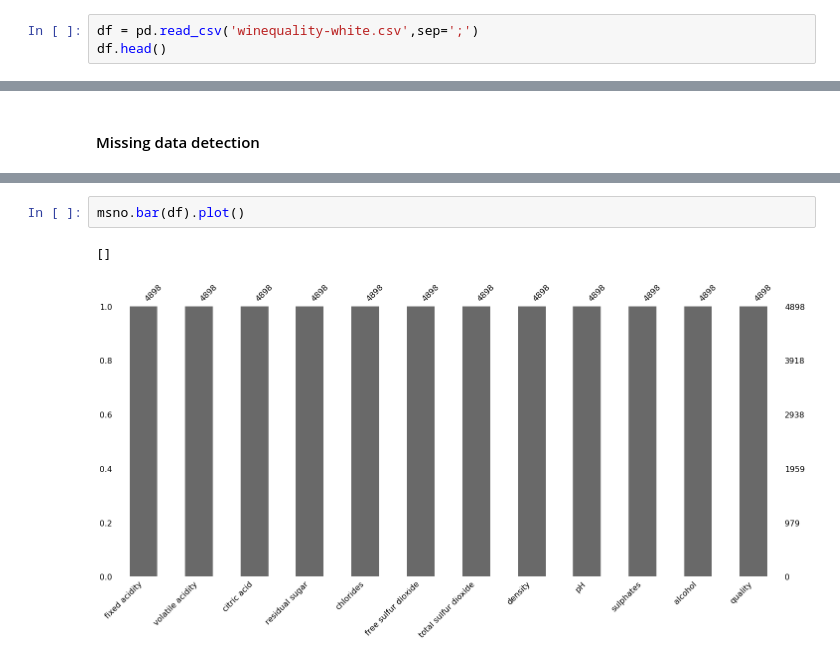
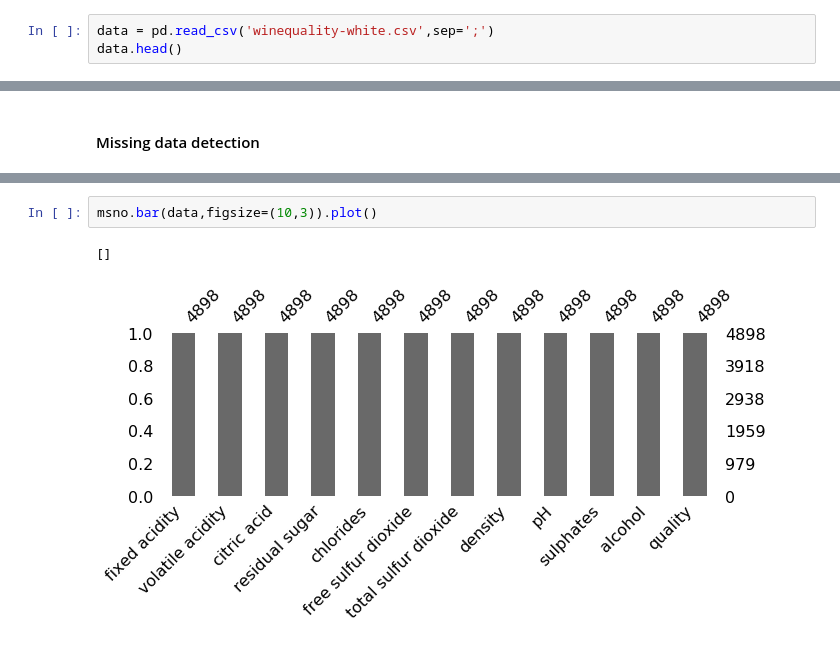
Before and after one commit to Rpmalukani22/Wine-Quality-Prediction, a Jupyter notebook: OEP.ipynb, the cells around one changed output, grey strips where cells are left out. Drawn from its saved outputs; the diff is of its cells as text.

```diff
--- a/OEP.ipynb
+++ b/OEP.ipynb
@@ -11,8 +11,8 @@ import matplotlib.pyplot as plt
 # %% [markdown]
 #### Get dataset
 # %%
-df = pd.read_csv('winequality-white.csv',sep=';')
-df.head()
+data = pd.read_csv('winequality-white.csv',sep=';')
+data.head()
 # %% [output]
 |  | fixed acidity | volatile acidity | citric acid | residual sugar | chlorides | free sulfur dioxide | ... |
 | 0 | 7.0 | 0.27 | 0.36 | 20.7 | 0.045 | 45.0 | ... |
@@ -28,7 +28,7 @@ msno.matrix(df,figsize=(10,3)).plot()
 []
 [figure]
 # %%
-msno.bar(df).plot()
+msno.bar(data,figsize=(10,3)).plot()
 # %% [output]
 []
-[figure, old version]
+[figure, new version]
```
Also changed, not shown: parts of 17 cells of this notebook, 3 other files.
